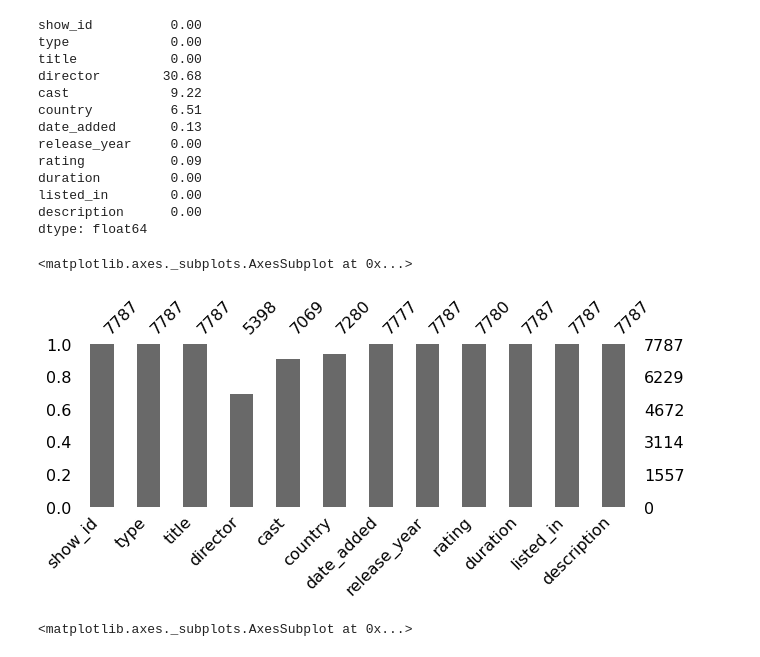
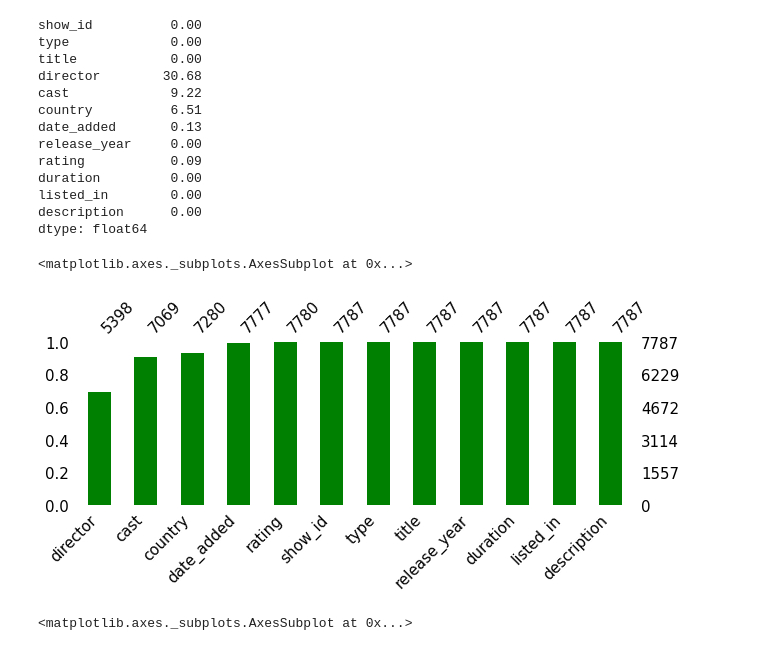
Before and after one commit to Navneet2409/netflix-movies-and-tv-shows-clustering, a Jupyter notebook: Netflix_Notebook_Navneet_Keshri.ipynb, the cells around one changed output. Cells and saved outputs as stored; diff of their text form; code cells hidden in the pictures.

```diff
--- a/Netflix_Notebook_Navneet_Keshri.ipynb
+++ b/Netflix_Notebook_Navneet_Keshri.ipynb
@@ -239,10 +239,10 @@ dtype: float64
 # %%
 # Visualizing the missing values
 import missingno as msno
-msno.bar(netflix_df, figsize=(10,3))
+msno.bar(netflix_df, color='green',sort='ascending', figsize=(10,3), fontsize=15)
 # %% [output]
 <matplotlib.axes._subplots.AxesSubplot at 0x...>
-[figure, old version]
+[figure, new version]
 # %%
 # Visualizing the missing values using Heatmap
 plt.figure(figsize=(12,4))
```
Also changed, not shown: parts of 43 cells of this notebook.
